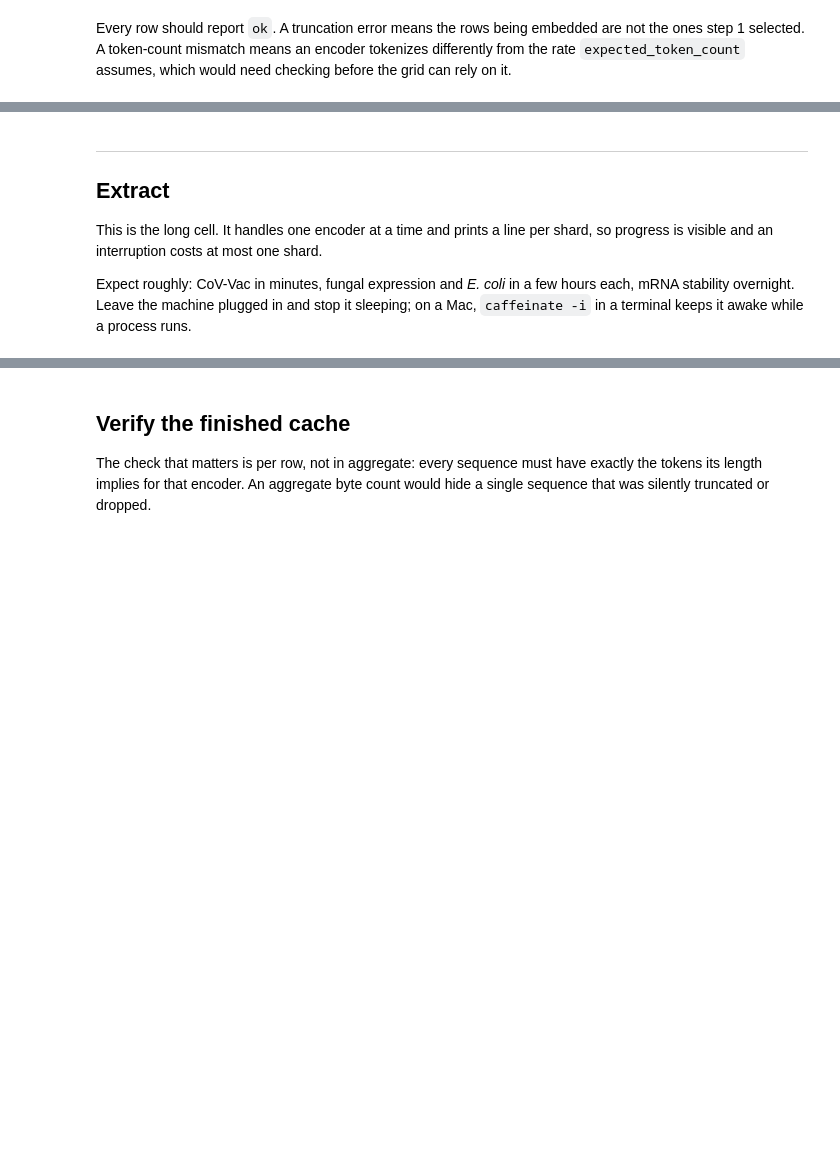
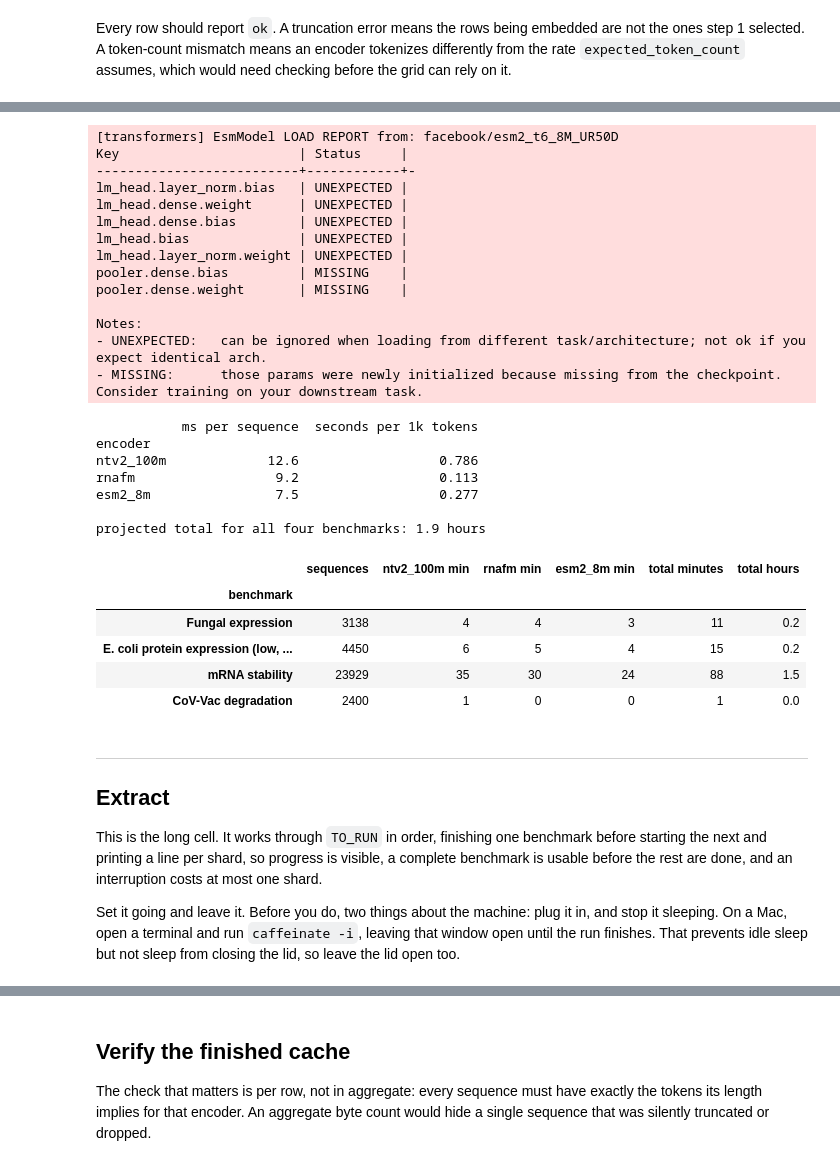
Before and after one commit to jtmckinley4/multimodal-bio-fusion, a Jupyter notebook: Code/stage3/02_token_embeddings.ipynb, the cells around one changed output, grey strips where cells are left out. Saved outputs shown, nothing was run; the diff lists cells and outputs as text; code cells hidden in the pictures; blank space fills up the shorter version.

```diff
--- a/Code/stage3/02_token_embeddings.ipynb
+++ b/Code/stage3/02_token_embeddings.ipynb
@@ -149,0 +223,39 @@ the grid can rely on it.
+# %%
+import time
+
+SAMPLE_N = 24          # sequences to time per encoder
+timings = []
+for encoder in ENCODERS:
+    texts = tokens.inputs_for_rows(encoder, ROWS["sequence"].tolist()[:SAMPLE_N])
+    tokenizer, model = encoders.load_encoder(encoder, DEVICE)
+    try:
+        model.eval()
+        tokens.token_states(texts[0], tokenizer, model, encoder.max_len, DTYPE)  # warm up
+        start = time.perf_counter()
+        n_tokens = sum(tokens.token_states(t, tokenizer, model, encoder.max_len, DTYPE).shape[0]
+                       for t in texts)
+        elapsed = time.perf_counter() - start
+    finally:
+        del model, tokenizer
+    timings.append({"encoder": encoder.key, "seconds": elapsed, "tokens": n_tokens,
+                    "ms per sequence": round(1000 * elapsed / len(texts), 1),
+                    "seconds per 1k tokens": round(1000 * elapsed / n_tokens, 3)})
+RATE = pd.DataFrame(timings).set_index("encoder")
+
+# Project each benchmark from its token count at the measured rate.
+projection = []
+for key in datasets.BLF_BENCHMARKS:
+    seqs = datasets.blf_benchmark_rows(key)["sequence"].tolist()
+    minutes = {}
+    for encoder in ENCODERS:
+        n = sum(tokens.expected_tokens(encoder, s) for s in seqs)
+        minutes[encoder.key] = n / 1000 * RATE.loc[encoder.key, "seconds per 1k tokens"] / 60
+    projection.append({"benchmark": datasets.DATASETS[key].label, "sequences": len(seqs),
+                       **{f"{k} min": round(v) for k, v in minutes.items()},
+                       "total minutes": round(sum(minutes.values())),
+                       "total hours": round(sum(minutes.values()) / 60, 1)})
+PROJECTION = pd.DataFrame(projection).set_index("benchmark")
+print(RATE[["ms per sequence", "seconds per 1k tokens"]].to_string())
+print(f"\nprojected total for all four benchmarks: {PROJECTION['total hours'].sum():.1f} hours")
+PROJECTION
+# %% [output]
@@ -150,12 +278,41 @@ the grid can rely on it.
+[transformers] EsmModel LOAD REPORT from: facebook/esm2_t6_8M_UR50D
+Key                       | Status     |
+--------------------------+------------+-
+lm_head.layer_norm.bias   | UNEXPECTED |
+lm_head.dense.weight      | UNEXPECTED |
+lm_head.dense.bias        | UNEXPECTED |
+lm_head.bias              | UNEXPECTED |
+lm_head.layer_norm.weight | UNEXPECTED |
+pooler.dense.bias         | MISSING    |
+pooler.dense.weight       | MISSING    |
+
+Notes:
+- UNEXPECTED:   can be ignored when loading from different task/architecture; not ok if you expect identical arch.
+- MISSING:      those params were newly initialized because missing from the checkpoint. Consider training on your downstream task.
+           ms per sequence  seconds per 1k tokens
+encoder
+ntv2_100m             12.6                  0.786
+rnafm                  9.2                  0.113
+esm2_8m                7.5                  0.277
+
+projected total for all four benchmarks: 1.9 hours
+|  | sequences | ntv2_100m min | rnafm min | esm2_8m min | total minutes | total hours |
+| benchmark |  |  |  |  |  |  |
+| Fungal expression | 3138 | 4 | 4 | 3 | 11 | 0.2 |
+| E. coli protein expression (low, ... | 4450 | 6 | 5 | 4 | 15 | 0.2 |
+| mRNA stability | 23929 | 35 | 30 | 24 | 88 | 1.5 |
+| CoV-Vac degradation | 2400 | 1 | 0 | 0 | 1 | 0.0 |
 # %% [markdown]
 ---
 
 ## Extract
 
-This is the long cell. It handles one encoder at a time and prints a line per shard, so
-progress is visible and an interruption costs at most one shard.
+This is the long cell. It works through `TO_RUN` in order, finishing one benchmark before
+starting the next and printing a line per shard, so progress is visible, a complete benchmark
+is usable before the rest are done, and an interruption costs at most one shard.
 
-Expect roughly: CoV-Vac in minutes, fungal expression and *E. coli* in a few hours each,
-mRNA stability overnight. Leave the machine plugged in and stop it sleeping; on a Mac,
-`caffeinate -i` in a terminal keeps it awake while a process runs.
+Set it going and leave it. Before you do, two things about the machine: plug it in, and stop
+it sleeping. On a Mac, open a terminal and run `caffeinate -i`, leaving that window open until
+the run finishes. That prevents idle sleep but not sleep from closing the lid, so leave the lid
+open too.
 # %%
```
Also changed, not shown: parts of 7 cells of this notebook, 22 other files.
